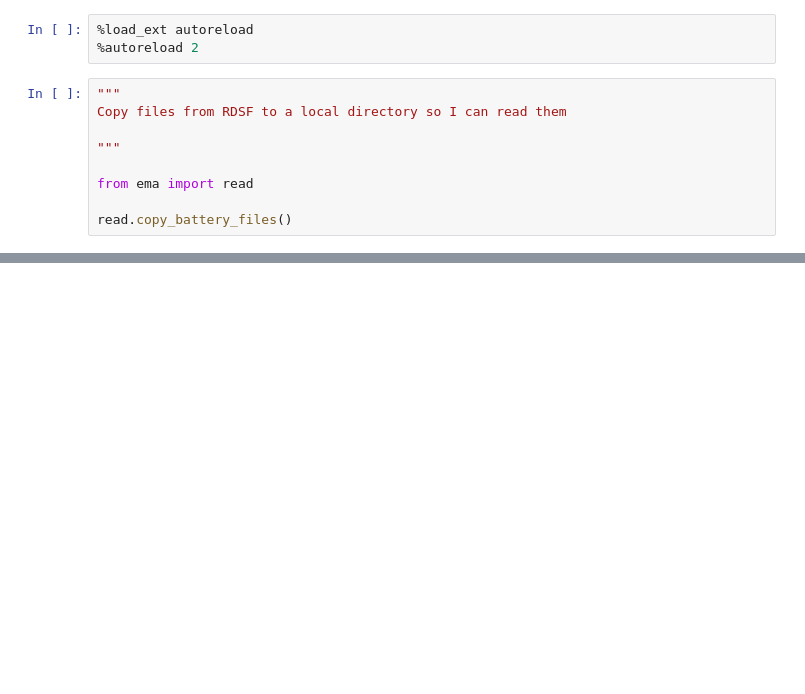
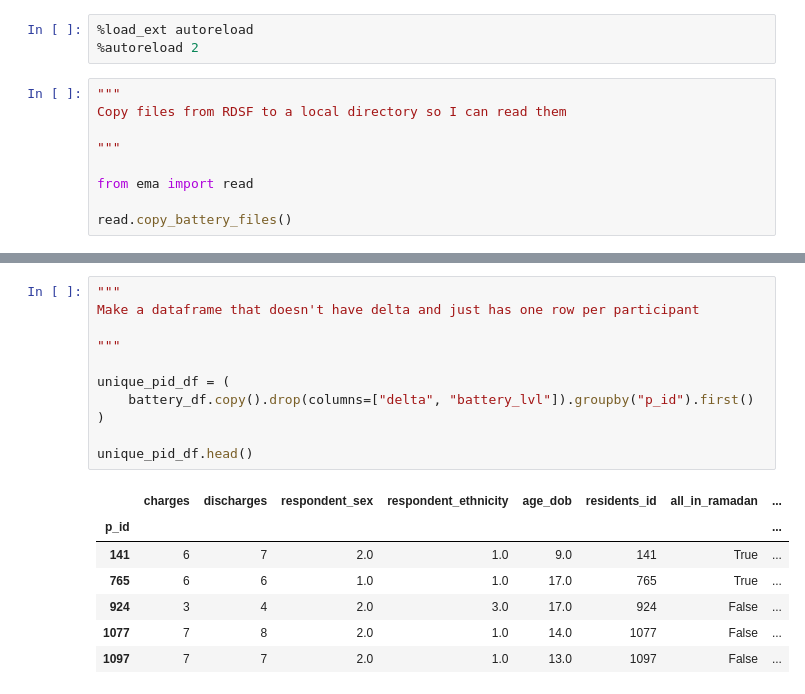
Before and after one commit to richard-lane/seaco_malaysia, a Jupyter notebook: battery_level_2.ipynb, the cells around one changed output, grey strips where cells are left out. Cells and saved outputs as stored; diff of their text form; blank space fills up the shorter version.

```diff
--- a/battery_level_2.ipynb
+++ b/battery_level_2.ipynb
@@ -56,3 +56,22 @@ n_open_ended=26
 | 2 | 15402 | 99 | 1 days 08:00:52 | 5 | 6 | 2.0 | 1.0 | 15.0 | ... |
 | 3 | 15402 | 99 | 1 days 08:00:52 | 5 | 6 | 2.0 | 1.0 | 15.0 | ... |
 | 4 | 15402 | 99 | 1 days 08:00:52 | 5 | 6 | 2.0 | 1.0 | 15.0 | ... |
+# %%
+"""
+Make a dataframe that doesn't have delta and just has one row per participant
+
+"""
+
+unique_pid_df = (
+    battery_df.copy().drop(columns=["delta", "battery_lvl"]).groupby("p_id").first()
+)
+
+unique_pid_df.head()
+# %% [output]
+|  | charges | discharges | respondent_sex | respondent_ethnicity | age_dob | residents_id | all_in_ramadan | ... |
+| p_id |  |  |  |  |  |  |  | ... |
+| 141 | 6 | 7 | 2.0 | 1.0 | 9.0 | 141 | True | ... |
+| 765 | 6 | 6 | 1.0 | 1.0 | 17.0 | 765 | True | ... |
+| 924 | 3 | 4 | 2.0 | 3.0 | 17.0 | 924 | False | ... |
+| 1077 | 7 | 8 | 2.0 | 1.0 | 14.0 | 1077 | False | ... |
+| 1097 | 7 | 7 | 2.0 | 1.0 | 13.0 | 1097 | False | ... |
```
Also changed, not shown: parts of 1 cell of this notebook.
